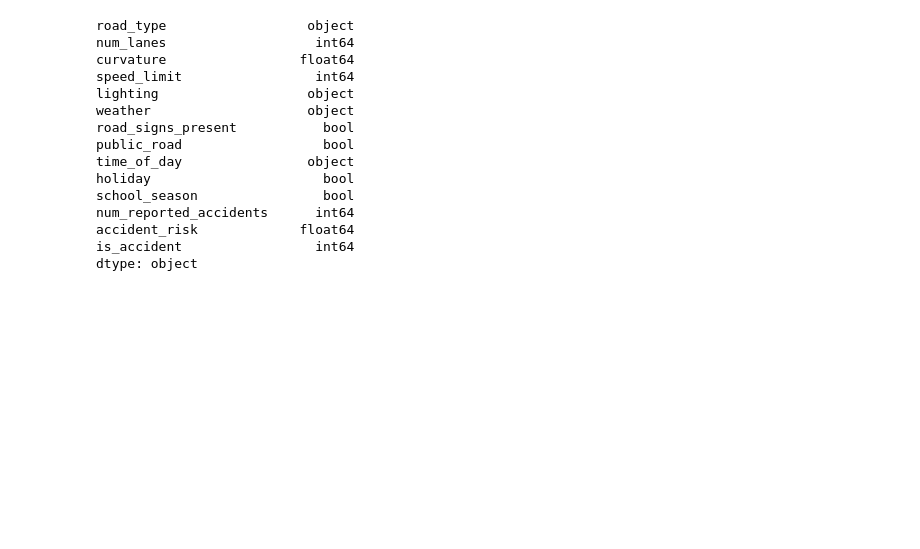
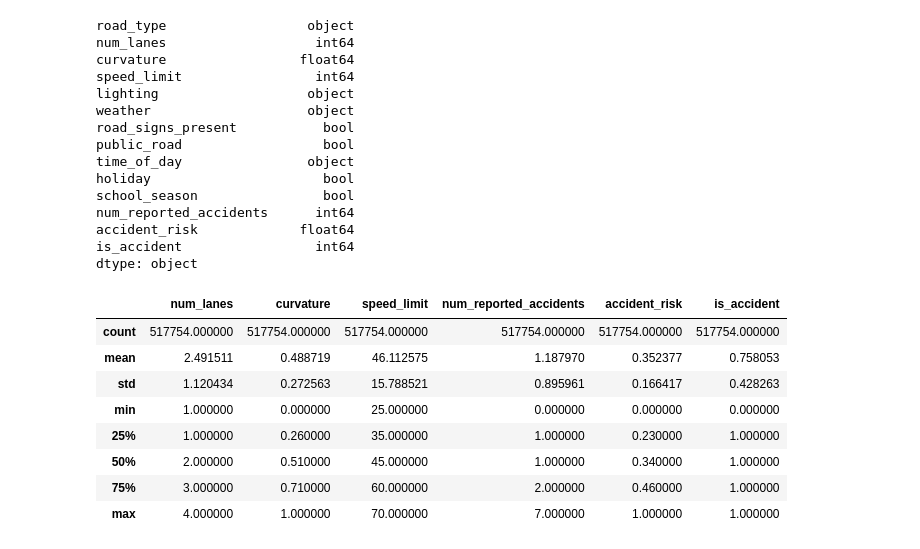
Before and after one commit to PrincelyKitilya/Accident-Prediction, a Jupyter notebook: logistic_regression.ipynb, the cells around one changed output. Cells and saved outputs as stored; diff of their text form; code cells hidden in the pictures; blank space fills up the shorter version.

```diff
--- a/logistic_regression.ipynb
+++ b/logistic_regression.ipynb
@@ -85,3 +85,16 @@ num_reported_accidents      int64
 accident_risk             float64
 is_accident                 int64
 dtype: object
+# %%
+# describing the dataset
+accident.describe()
+# %% [output]
+|  | num_lanes | curvature | speed_limit | num_reported_accidents | accident_risk | is_accident |
+| count | 517754.000000 | 517754.000000 | 517754.000000 | 517754.000000 | 517754.000000 | 517754.000000 |
+| mean | 2.491511 | 0.488719 | 46.112575 | 1.187970 | 0.352377 | 0.758053 |
+| std | 1.120434 | 0.272563 | 15.788521 | 0.895961 | 0.166417 | 0.428263 |
+| min | 1.000000 | 0.000000 | 25.000000 | 0.000000 | 0.000000 | 0.000000 |
+| 25% | 1.000000 | 0.260000 | 35.000000 | 1.000000 | 0.230000 | 1.000000 |
+| 50% | 2.000000 | 0.510000 | 45.000000 | 1.000000 | 0.340000 | 1.000000 |
+| 75% | 3.000000 | 0.710000 | 60.000000 | 2.000000 | 0.460000 | 1.000000 |
+| max | 4.000000 | 1.000000 | 70.000000 | 7.000000 | 1.000000 | 1.000000 |
```
Also changed, not shown: parts of 6 cells of this notebook.
